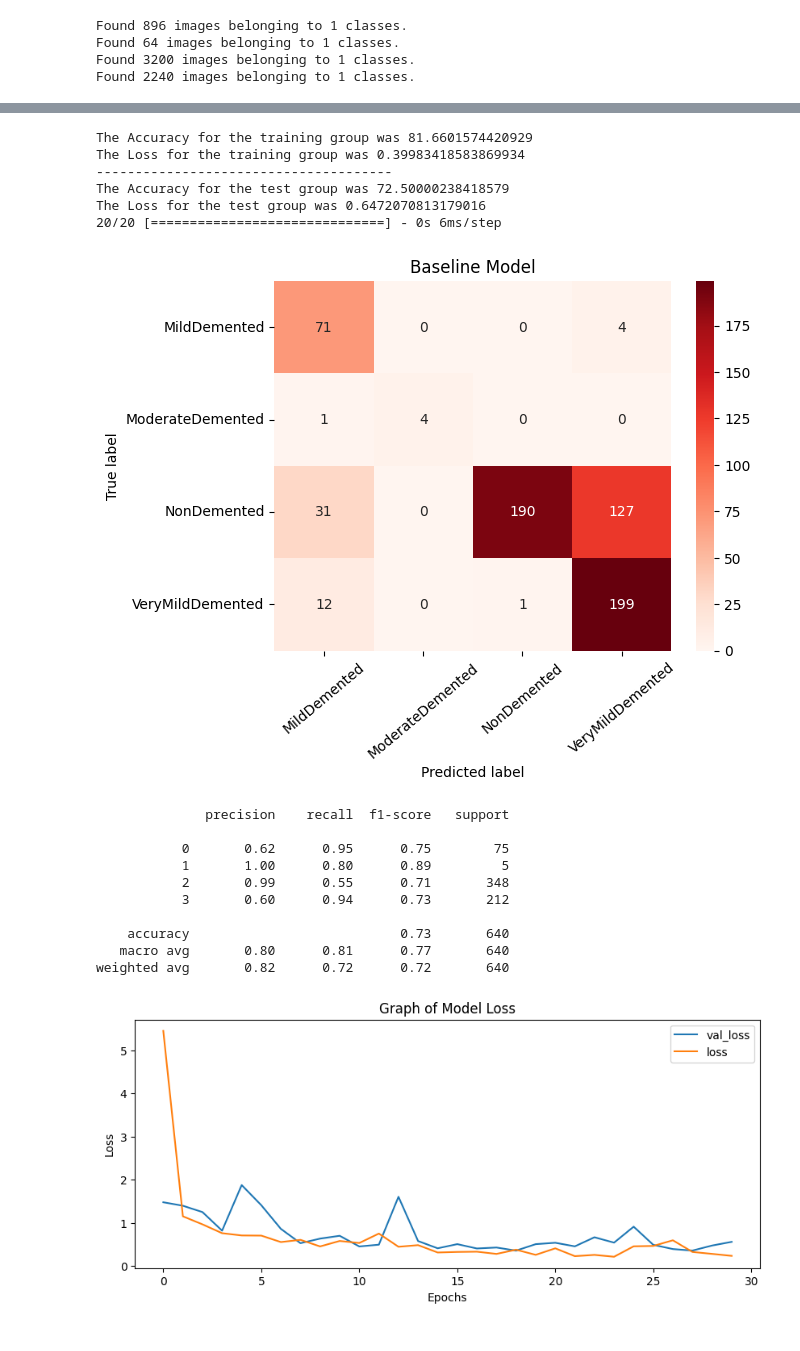
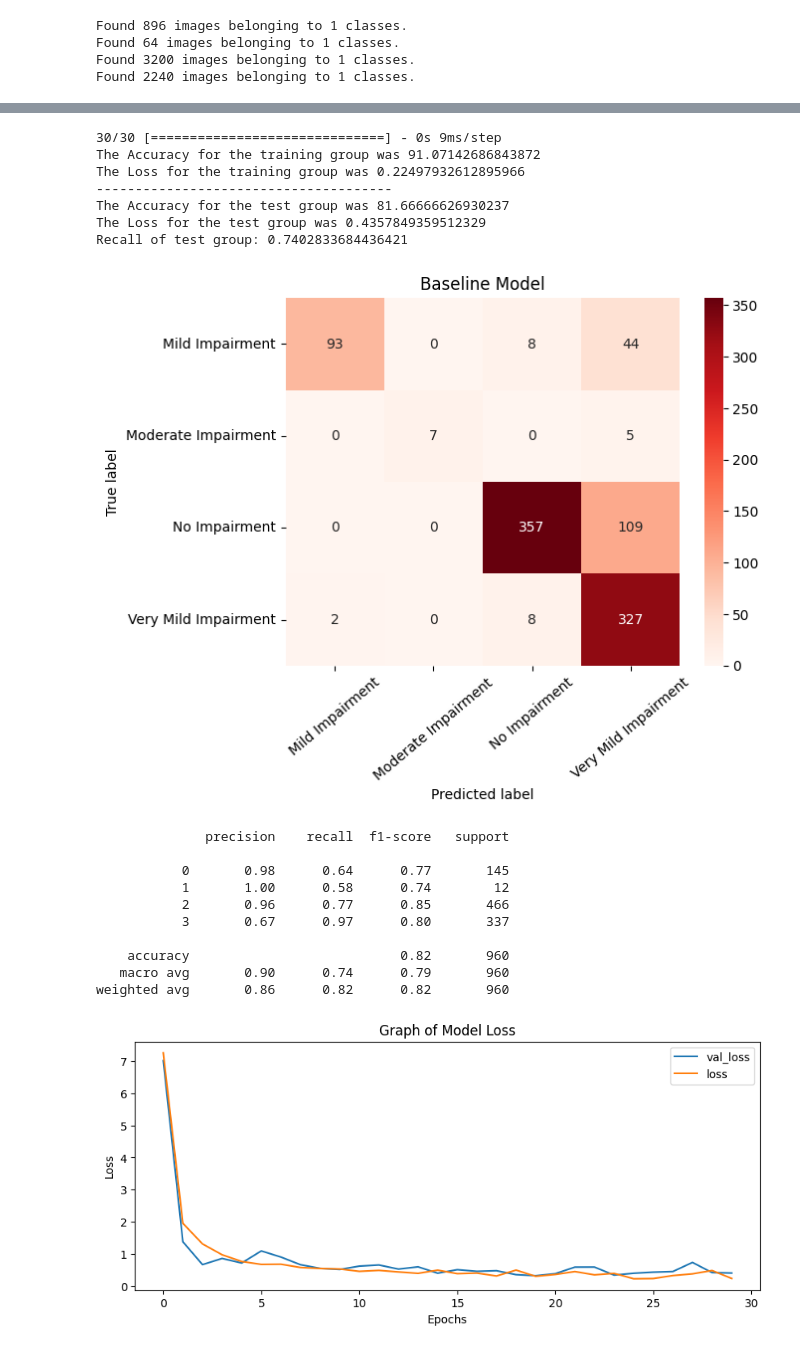
Before and after one commit to LucasFishbein/Alzheimer-Severity-From-MRI-Model, a Jupyter notebook: Alzheimer's Severity Classification Model.ipynb, the cells around one changed output, grey strips where cells are left out. Drawn from its saved outputs; the diff is of its cells as text; code cells hidden in the pictures.

```diff
--- a/Alzheimer's Severity Classification Model.ipynb
+++ b/Alzheimer's Severity Classification Model.ipynb
@@ -590,0 +632,3 @@ y_rem Shape: (1280, 4)
+# %%
+knn_baseline = KNeighborsClassifier(n_jobs=-1)
+knn_baseline.fit(X_train_vec, y_train_vec)
@@ -591,9 +662,13 @@ y_rem Shape: (1280, 4)
 # %%
 baseline_model = Sequential()
 
-baseline_model.add(layers.Dense(128, activation='relu', input_shape=(109824,)))
+baseline_model.add(layers.Dense(128, activation='relu', input_shape=(150528,)))
 baseline_model.add(layers.Dense(64, activation='relu'))
 baseline_model.add(layers.Dense(4, activation='softmax'))
 
-baseline_model.compile(optimizer='adam',metrics=['accuracy'], loss='categorical_crossentropy')
-#baseline_model.summary()
+baseline_model.compile(optimizer='adam',metrics=['accuracy',Recall()], loss='categorical_crossentropy')
+baseline_model.summary()
+
+#Creating Early stop based on when validation accuracy stops increasing and saving best model
+early_stop = [EarlyStopping(monitor = 'val_accuracy', patience = 15, mode='max'),
+              ModelCheckpoint(filepath='best models/cnn_best_model.h5', monitor='val_accuracy', save_best_only=True)]
@@ -600,9 +691,5 @@ baseline_model.compile(optimizer='adam',metrics=['accuracy'], loss='categorical_
-# %%
-#Creating Early stop based on when validation accuracy stops increasing and saving best model
-early_stop = [EarlyStopping(monitor = 'val_accuracy', patience = 15, mode='max'),
-              ModelCheckpoint(filepath='best models/best_model.h5', monitor='val_accuracy', save_best_only=True)]
 # %%
-baseline_results = baseline_model.fit(X_train, y_train, epochs=30, batch_size=50,
-                                  validation_data=(X_val, y_val), verbose=1, callbacks=early_stop)
+baseline_results = baseline_model.fit(X_train_vec, y_train, epochs=30, batch_size=50,
+                                  validation_data=(X_val_vec, y_val), verbose=1, callbacks=early_stop)
 # %% [output]
 Epoch 1/30
@@ -628,22 +713,23 @@ Epoch 30/30
 # %%
-make_confusion_and_classification(baseline_model, 'Baseline Model')
+make_confusion_and_classification_vec(baseline_model, 'Baseline Model')
 visualize_model_performance(baseline_results)
 # %% [output]
-The Accuracy for the training group was 81.6601574420929
-The Loss for the training group was 0.39983418583869934
+30/30 [==============================] - 0s 9ms/step
+The Accuracy for the training group was 91.07142686843872
+The Loss for the training group was 0.22497932612895966
 --------------------------------------
-The Accuracy for the test group was 72.50000238418579
-The Loss for the test group was 0.6472070813179016
-20/20 [==============================] - 0s 6ms/step
+The Accuracy for the test group was 81.66666626930237
+The Loss for the test group was 0.4357849359512329
+Recall of test group: 0.7402833684436421
-[figure, old version]
+[figure, new version]
               precision    recall  f1-score   support
 
-           0       0.62      0.95      0.75        75
-           1       1.00      0.80      0.89         5
-           2       0.99      0.55      0.71       348
-           3       0.60      0.94      0.73       212
+           0       0.98      0.64      0.77       145
+           1       1.00      0.58      0.74        12
+           2       0.96      0.77      0.85       466
+           3       0.67      0.97      0.80       337
 
-    accuracy                           0.73       640
-   macro avg       0.80      0.81      0.77       640
-weighted avg       0.82      0.72      0.72       640
+    accuracy                           0.82       960
+   macro avg       0.90      0.74      0.79       960
+weighted avg       0.86      0.82      0.82       960
-[figure, old version]
+[figure, new version]
```
Also changed, not shown: parts of 102 cells of this notebook, 4 other files.
